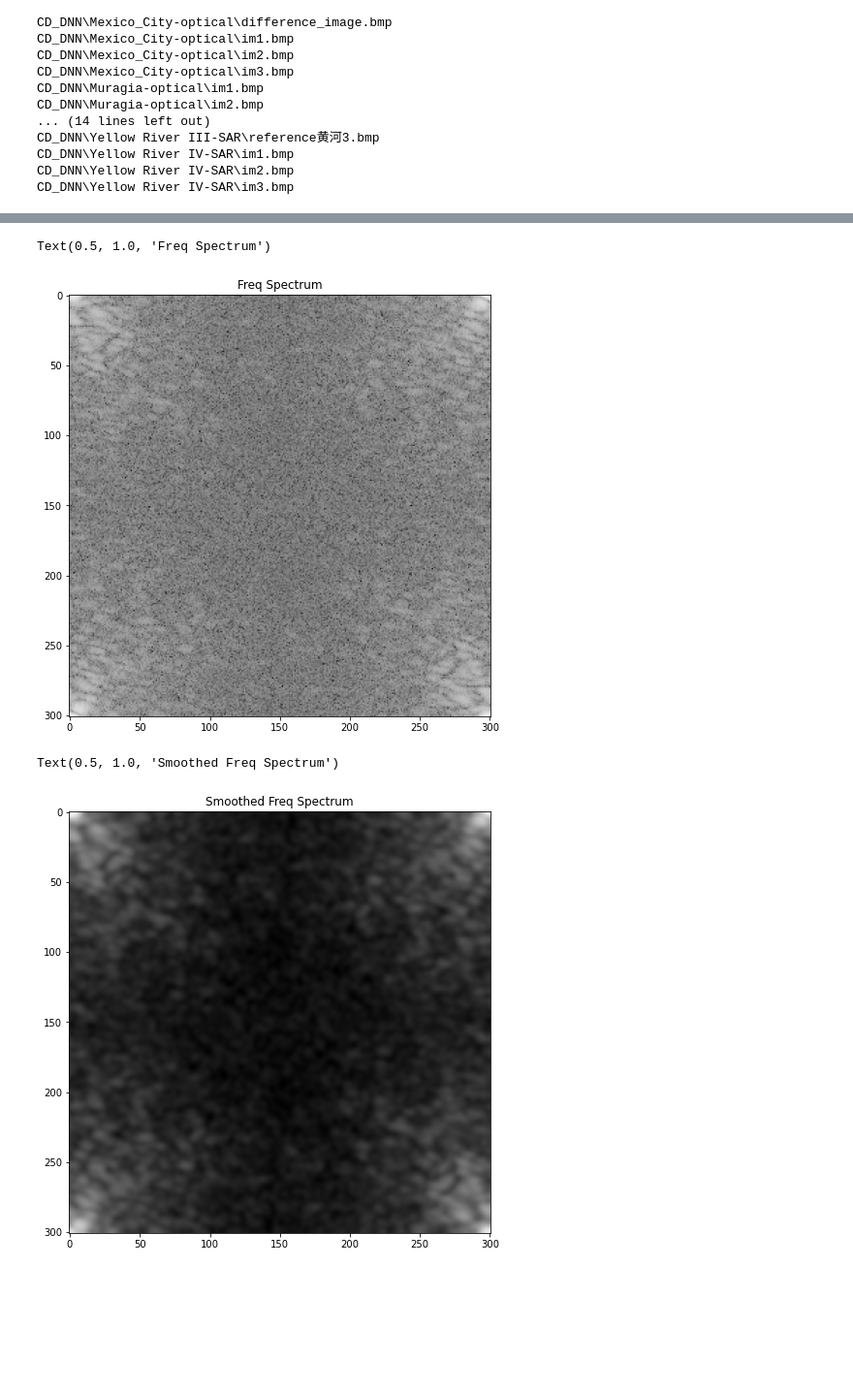
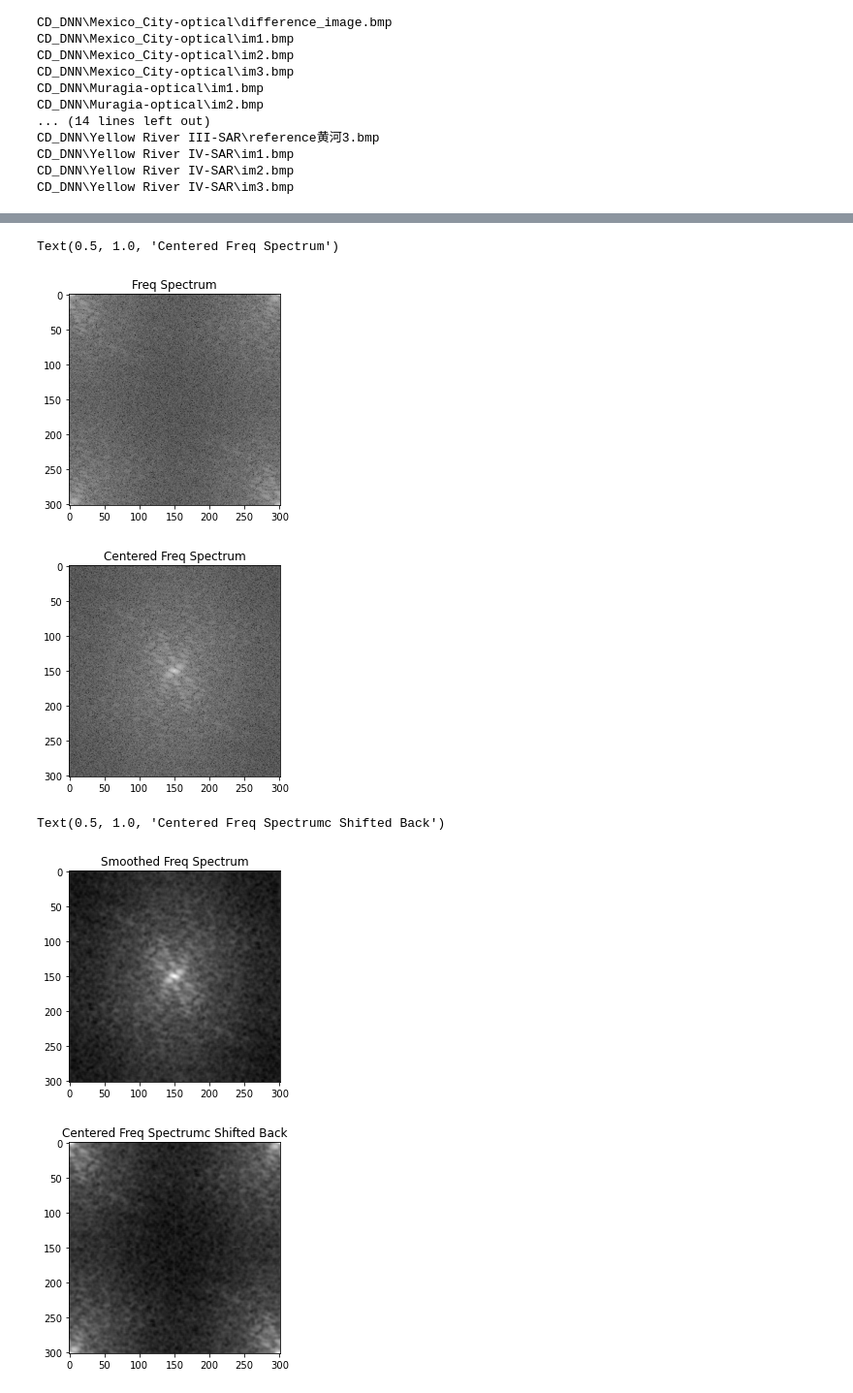
Before and after one commit to Adithya-Jayan/IVP_Project_SAR_Change_Detection, a Jupyter notebook: IVP_Project.ipynb, the cells around one changed output, grey strips where cells are left out. Shown: that part at 97% size. Saved outputs shown, nothing was run; the diff lists cells and outputs as text; code cells hidden in the pictures; blank space fills up the shorter version.

Commit message:
Changes to freq domain analysis

```diff
--- a/IVP_Project.ipynb
+++ b/IVP_Project.ipynb
@@ -13,7 +15,7 @@ drive.mount('/content/drive')
 # %%
 Data= 'CD_DNN/*/*.bmp'
 # %%
-Data= '/content/drive/My Drive/CD_DNN/*/*.bmp'
+# Data= '/content/drive/My Drive/CD_DNN/*/*.bmp'
 # %%
 Images=[]
 Names = []
@@ -45,7 +47,7 @@ CD_DNN\Yellow River IV-SAR\im3.bmp
 #   plt.imshow(Images[i],cmap = 'gray')
 #   plt.title("{}".format(i)+Names[i])
 # %%
-plt.rcParams['figure.figsize'] = [8, 8]
+plt.rcParams['figure.figsize'] = [4, 4]
 # %%
 img1 = Images[2]
 img2 = Images[3]
@@ -64,9 +86,10 @@ Text(0.5, 1.0, 'Second Image')
 a = np.double(img1) + 1
 b = np.double(img2) + 1
 
-log_diff =np.uint8(np.abs(np.log(np.divide(b,a))))
+log_diff =np.abs(np.log(np.divide(b,a)))
+# log_diff =np.uint8(np.abs(np.log(np.divide(b,a))))
 
-log_diff = log_diff*(255/np.max(log_diff))
+# log_diff = log_diff*(255/np.max(log_diff))
 
 plt.imshow(log_diff,cmap = 'gray')
 plt.title('Log Difference Image')
@@ -81,6 +109,12 @@ Text(0.5, 1.0, 'Log Difference Image')
 Freq_Diff_normal = np.fft.fft2(log_diff);
 plt.imshow(np.log(1+np.abs(Freq_Diff_normal)),cmap = 'gray')
 plt.title('Freq Spectrum')
+
+plt.figure()
+Freq_Diff_shifted = np.fft.fftshift(Freq_Diff_normal);
+plt.imshow(np.log(1+np.abs(Freq_Diff_shifted)),cmap = 'gray')
+plt.title('Centered Freq Spectrum')
 # %% [output]
-Text(0.5, 1.0, 'Freq Spectrum')
+Text(0.5, 1.0, 'Centered Freq Spectrum')
-[figure, old version]
+[figure, new version]
+[figure, added]
@@ -91,14 +121,22 @@ Text(0.5, 1.0, 'Freq Spectrum')
 # %%
-Amplitude = np.abs(Freq_Diff_normal)
-Phase = np.angle(Freq_Diff_normal)
+Amplitude = np.abs(Freq_Diff_shifted)
+Phase = np.angle(Freq_Diff_shifted)
 
-Smoothed_Amplitude = cv2.GaussianBlur(Amplitude, (15,15), cv2.BORDER_REFLECT)
+Smoothed_Amplitude = cv2.GaussianBlur(np.log(1+Amplitude), (5,5),cv2.BORDER_REFLECT)
 
-Combined_Image = Smoothed_Amplitude * np.exp(1j*Phase)
+Smoothed_Amplitude = np.exp(Smoothed_Amplitude)
+
+Combined_Image = np.multiply(Smoothed_Amplitude, np.exp(1j*Phase))
 
 plt.imshow(np.log(1+np.abs(Combined_Image)),cmap = 'gray')
 plt.title('Smoothed Freq Spectrum')
+
+plt.figure()
+Combined_Image = np.fft.ifftshift(Combined_Image);
+plt.imshow(np.log(1+np.abs(Combined_Image)),cmap = 'gray')
+plt.title('Centered Freq Spectrumc Shifted Back')
 # %% [output]
-Text(0.5, 1.0, 'Smoothed Freq Spectrum')
+Text(0.5, 1.0, 'Centered Freq Spectrumc Shifted Back')
-[figure, old version]
+[figure, new version]
+[figure, added]
 # %%
```
Also changed, not shown: parts of 8 cells of this notebook.
